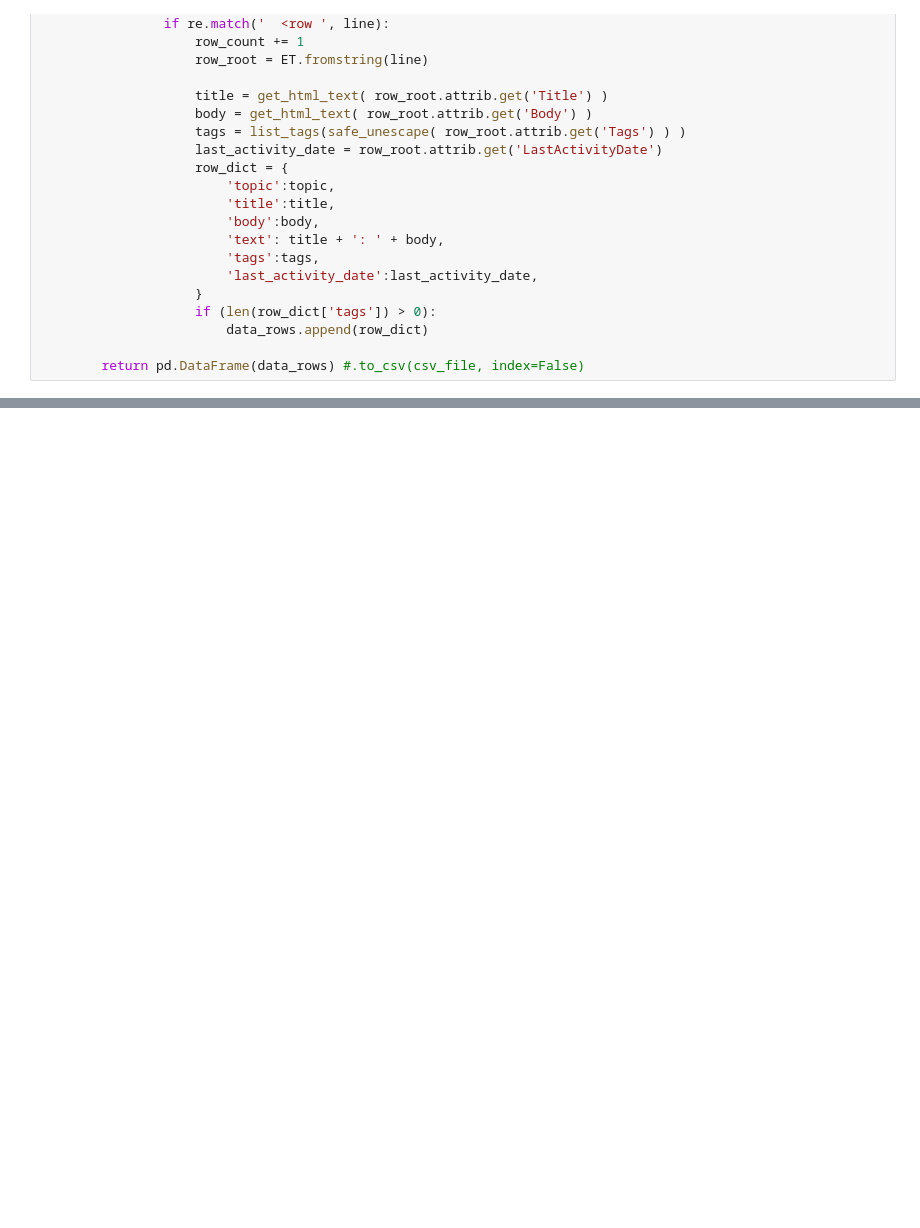
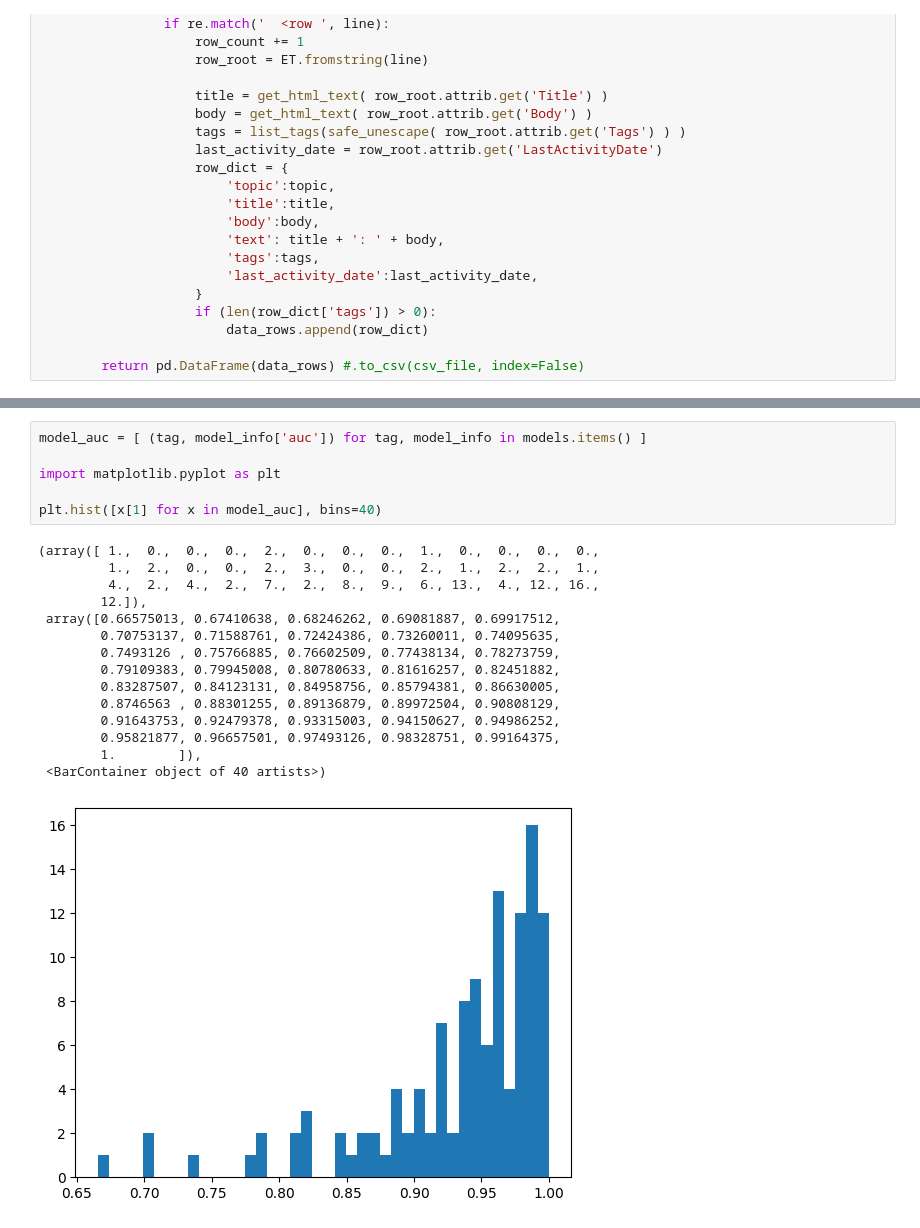
Before and after one commit to rmhorton/PMC_classifiers, a Jupyter notebook: stackoverflow_tags/predict_stackoverflow_tags.ipynb, the cells around one changed output, grey strips where cells are left out. Cells and saved outputs as stored; diff of their text form; blank space fills up the shorter version.

```diff
--- a/stackoverflow_tags/predict_stackoverflow_tags.ipynb
+++ b/stackoverflow_tags/predict_stackoverflow_tags.ipynb
@@ -104,0 +192,22 @@ post_data
+# %%
+model_auc = [ (tag, model_info['auc']) for tag, model_info in models.items() ]
+
+import matplotlib.pyplot as plt
+
+plt.hist([x[1] for x in model_auc], bins=40)
+# %% [output]
+(array([ 1.,  0.,  0.,  0.,  2.,  0.,  0.,  0.,  1.,  0.,  0.,  0.,  0.,
+         1.,  2.,  0.,  0.,  2.,  3.,  0.,  0.,  2.,  1.,  2.,  2.,  1.,
+         4.,  2.,  4.,  2.,  7.,  2.,  8.,  9.,  6., 13.,  4., 12., 16.,
+        12.]),
+ array([0.66575013, 0.67410638, 0.68246262, 0.69081887, 0.69917512,
+        0.70753137, 0.71588761, 0.72424386, 0.73260011, 0.74095635,
+        0.7493126 , 0.75766885, 0.76602509, 0.77438134, 0.78273759,
+        0.79109383, 0.79945008, 0.80780633, 0.81616257, 0.82451882,
+        0.83287507, 0.84123131, 0.84958756, 0.85794381, 0.86630005,
+        0.8746563 , 0.88301255, 0.89136879, 0.89972504, 0.90808129,
+        0.91643753, 0.92479378, 0.93315003, 0.94150627, 0.94986252,
+        0.95821877, 0.96657501, 0.97493126, 0.98328751, 0.99164375,
+        1.        ]),
+ <BarContainer object of 40 artists>)
+[figure, added]
```
Also changed, not shown: parts of 17 cells of this notebook.
